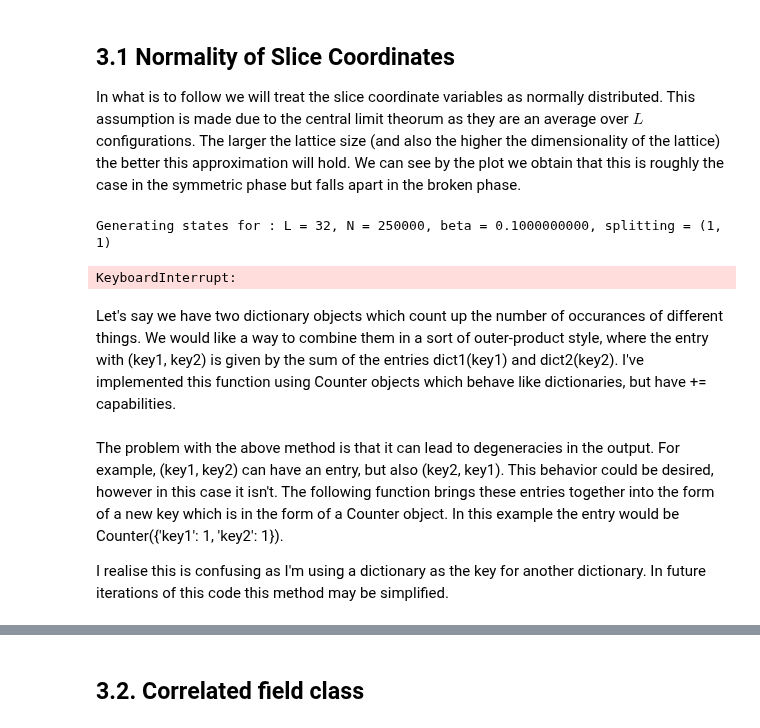
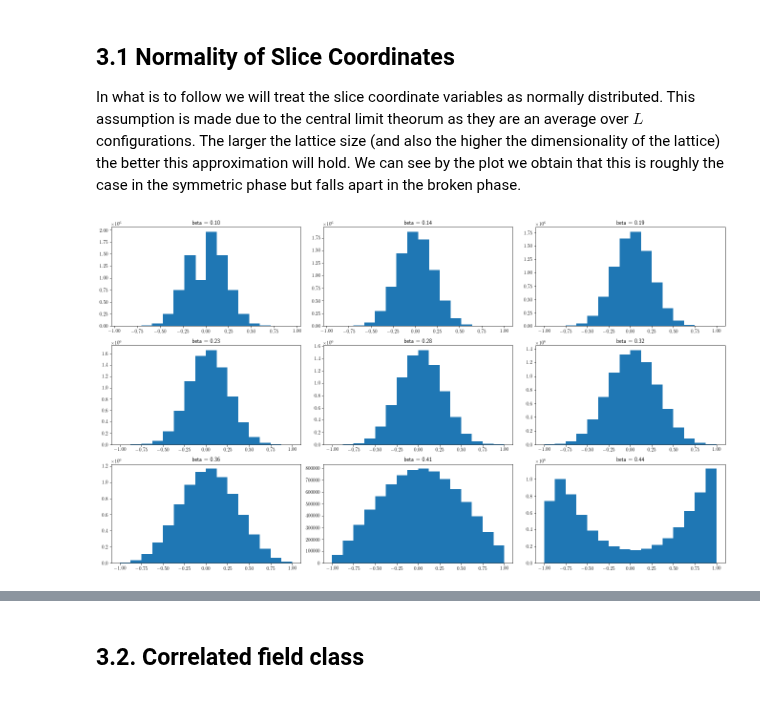
Before and after one commit to BenKMorley/Multilevel_notebook, a Jupyter notebook: Multilevel_Ising_cut.ipynb, the cells around one changed output, grey strips where cells are left out. Saved outputs shown, nothing was run; the diff lists cells and outputs as text; code cells hidden in the pictures.

```diff
--- a/Multilevel_Ising_cut.ipynb
+++ b/Multilevel_Ising_cut.ipynb
@@ -1325,29 +1328,32 @@ This model is conceptually simple, but there is a fair amount of complexity invo
 
 In what is to follow we will treat the slice coordinate variables as normally distributed. This assumption is made due to the central limit theorum as they are an average over $L$ configurations. The larger the lattice size (and also the higher the dimensionality of the lattice) the better this approximation will hold. We can see by the plot we obtain that this is roughly the case in the symmetric phase but falls apart in the broken phase.
 # %%
+N = 500
+M = 500
+step = 20
+
 slice_data = numpy.zeros((no_betas, N * M * L))
 
 for i, beta in enumerate(betas):
     data = single_slice_ising(L, beta, N * M, step)
     slice_data[i] = data.spin_slice.reshape(N * M * L)
 
 num_columns = 3
 num_rows = 3
 fig, axes = plt.subplots(num_rows, num_columns)
 
 # Use beta values from the previously calculated results
 beta_nos = [x for x in range(0, L, 4)] + [-1]
 
 for i, beta_no in enumerate(beta_nos):
     data = slice_data[beta_no]
     a, b = numpy.histogram(data, int(L / 2))
     axes[i // num_columns, i % num_columns].bar(b[:-1], a, width=4 / L, align='edge')
     axes[i // num_columns, i % num_columns].title.set_text(f'beta = {betas[beta_no]:.2f}')
 
 fig.set_size_inches(18.5, 10.5)
 plt.tight_layout()
 plt.savefig("graphs/slice_coordinate_distros.png", dpi=500)
 plt.show()
 # %% [output]
-Generating states for : L = 32, N = 250000, beta = 0.1000000000, splitting = (1, 1)
-KeyboardInterrupt:
+[figure, added]
@@ -1373,2 +1359,0 @@ def normal_expectation2(p, quart=False):
-# %% [markdown]
-Let's say we have two dictionary objects which count up the number of occurances of different things. We would like a way to combine them in a sort of outer-product style, where the entry with (key1, key2) is given by the sum of the entries dict1(key1) and dict2(key2). I've implemented this function using Counter objects which behave like dictionaries, but have += capabilities.
@@ -1404,4 +1359,0 @@ def Counter_multiplier(counter1, counter2):
-# %% [markdown]
-The problem with the above method is that it can lead to degeneracies in the output. For example, (key1, key2) can have an entry, but also (key2, key1). This behavior could be desired, however in this case it isn't. The following function brings these entries together into the form of a new key which is in the form of a Counter object. In this example the entry would be Counter({'key1': 1, 'key2': 1}).
-
-I realise this is confusing as I'm using a dictionary as the key for another dictionary. In future iterations of this code this method may be simplified.
```
Also changed, not shown: parts of 27 cells of this notebook.
